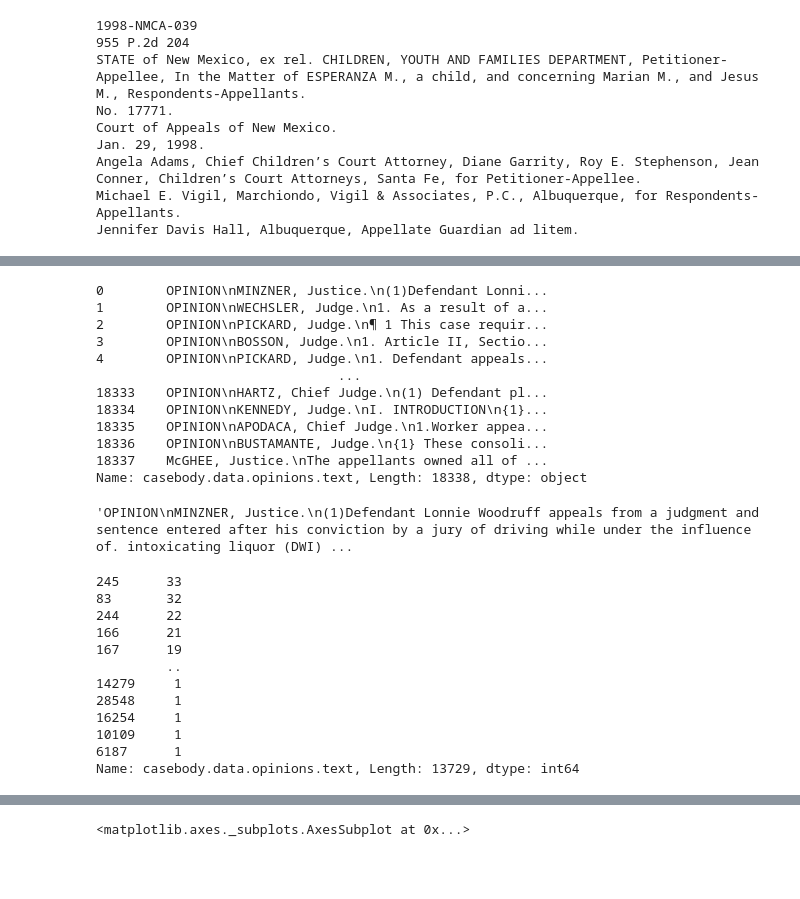
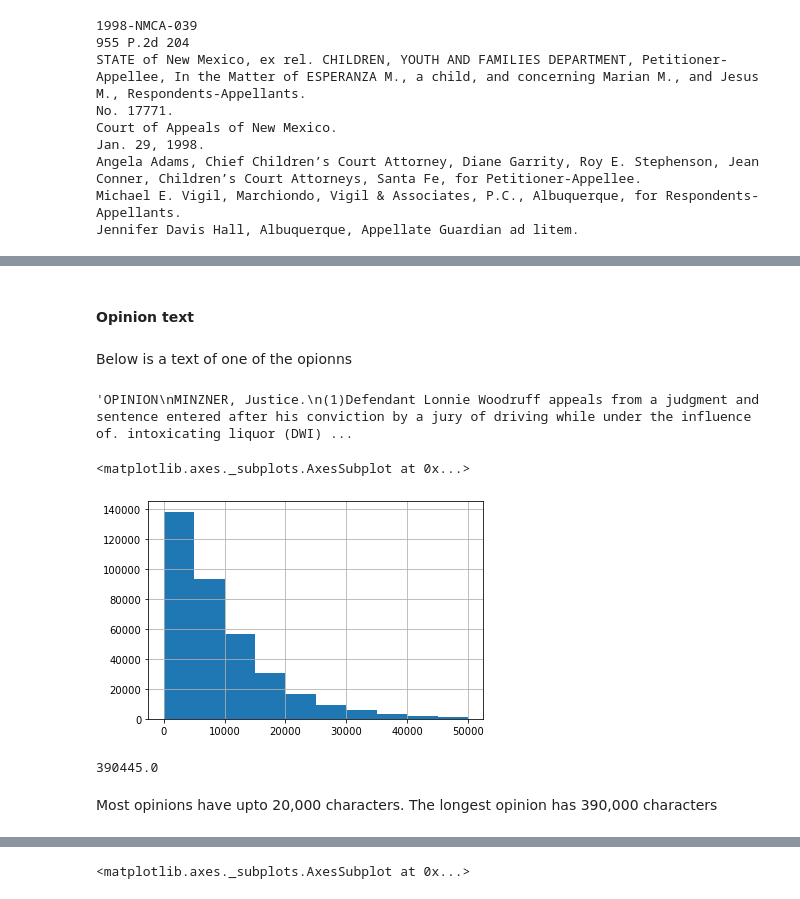
Before and after one commit to medeirosf/2020-CS109B, a Jupyter notebook: content/projects/notebook/cs109b_FP_EDA.ipynb, the cells around one changed output, grey strips where cells are left out. Cells and saved outputs as stored; diff of their text form; code cells hidden in the pictures; blank space fills up the shorter version.

```diff
--- a/content/projects/notebook/cs109b_FP_EDA.ipynb
+++ b/content/projects/notebook/cs109b_FP_EDA.ipynb
@@ -238 +243,5 @@ Name: casebody.data.opinions, dtype: int64
+# %%
+for i in range(4):
+    data[f'casebody.data.opinions.type{i}'] = data['casebody.data.opinions'].map(lambda x: x[i]['type'] if len(x)>=i+1 else None)
+    data[f'casebody.data.opinions.text{i}'] = data['casebody.data.opinions'].map(lambda x: x[i]['text'] if len(x)>=i+1 else None)
 # %%
@@ -243,41 +262,21 @@ data['casebody.data.opinions'].map(lambda x:len(x)).hist()
-# %%
-data['casebody.data.opinions.text'] = data['casebody.data.opinions'].map(lambda x: x[0]['text'])
-data['casebody.data.opinions.type0'] = data['casebody.data.opinions'].map(lambda x: x[0]['type'])
-
-for i in range(1,7):
-    data[f'casebody.data.opinions.type{i}'] = data['casebody.data.opinions'].map(lambda x: x[i]['type'] if len(x)>=i+1 else None)
+# %% [markdown]
+#### Opinion text
+# %% [markdown]
+Below is a text of one of the opionns
 # %%
-data['casebody.data.opinions.text']
+data['casebody.data.opinions.text0'][0]
 # %% [output]
-0        OPINION\nMINZNER, Justice.\n(1)Defendant Lonni...
-1        OPINION\nWECHSLER, Judge.\n1. As a result of a...
-2        OPINION\nPICKARD, Judge.\n¶ 1 This case requir...
-3        OPINION\nBOSSON, Judge.\n1. Article II, Sectio...
-4        OPINION\nPICKARD, Judge.\n1. Defendant appeals...
-                               ...
-18333    OPINION\nHARTZ, Chief Judge.\n(1) Defendant pl...
-18334    OPINION\nKENNEDY, Judge.\nI. INTRODUCTION\n{1}...
-18335    OPINION\nAPODACA, Chief Judge.\n1.Worker appea...
-18336    OPINION\nBUSTAMANTE, Judge.\n{1} These consoli...
-18337    McGHEE, Justice.\nThe appellants owned all of ...
-Name: casebody.data.opinions.text, Length: 18338, dtype: object
+'OPINION\nMINZNER, Justice.\n(1)Defendant Lonnie Woodruff appeals from a judgment and sentence entered after his conviction by a jury of driving while under the influence of. intoxicating liquor (DWI) ...
-# %%
-data['casebody.data.opinions.text'][0]
-# %% [output]
-'OPINION\nMINZNER, Justice.\n(1)Defendant Lonnie Woodruff appeals from a judgment and sentence entered after his conviction by a jury of driving while under the influence of. intoxicating liquor (DWI) ...
+# %%
+# the number of characters in each opinion
+data['casebody.data.opinions.text0'].str.len().hist(range=(0,50000));
+# %% [output]
+<matplotlib.axes._subplots.AxesSubplot at 0x...>
+[figure, added]
 # %%
-data['casebody.data.opinions.text'].str.len().value_counts()
+max(data['casebody.data.opinions.text0'].str.len())
 # %% [output]
-245      33
-83       32
-244      22
-166      21
-167      19
-         ..
-14279     1
-28548     1
-16254     1
-10109     1
-6187      1
-Name: casebody.data.opinions.text, Length: 13729, dtype: int64
+390445.0
+# %% [markdown]
+Most opinions have upto 20,000 characters. The longest opinion has 390,000 characters
 # %%
```
Also changed, not shown: parts of 54 cells of this notebook.
